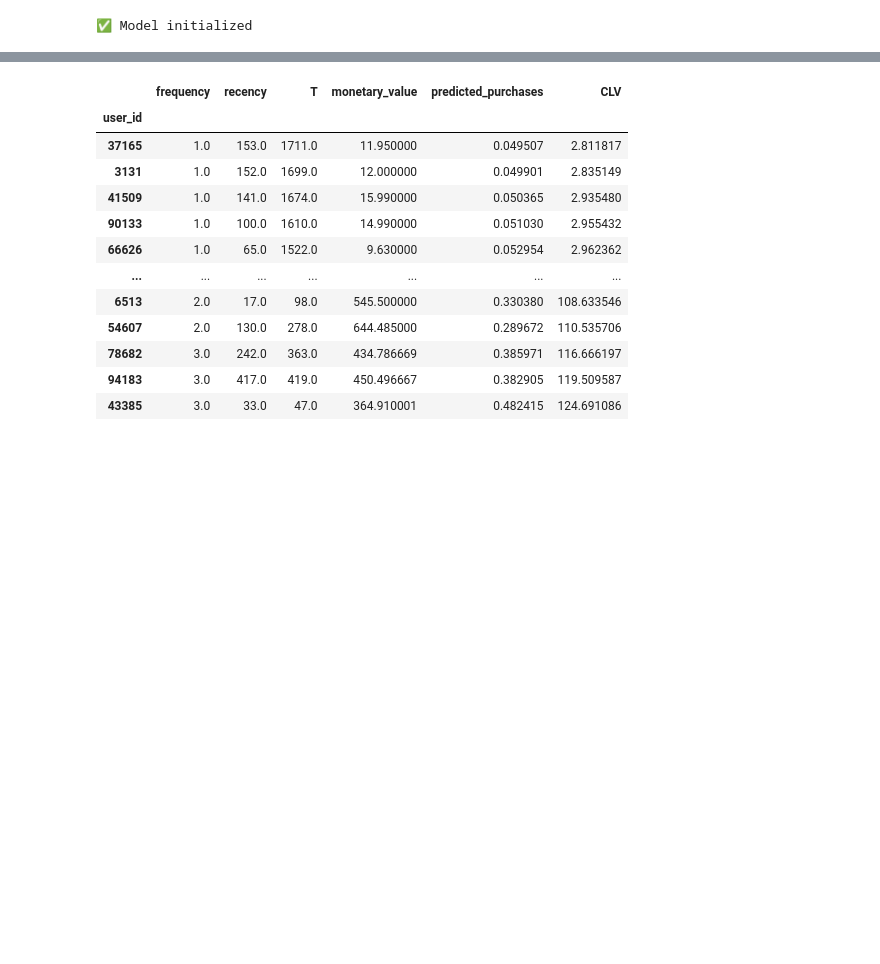
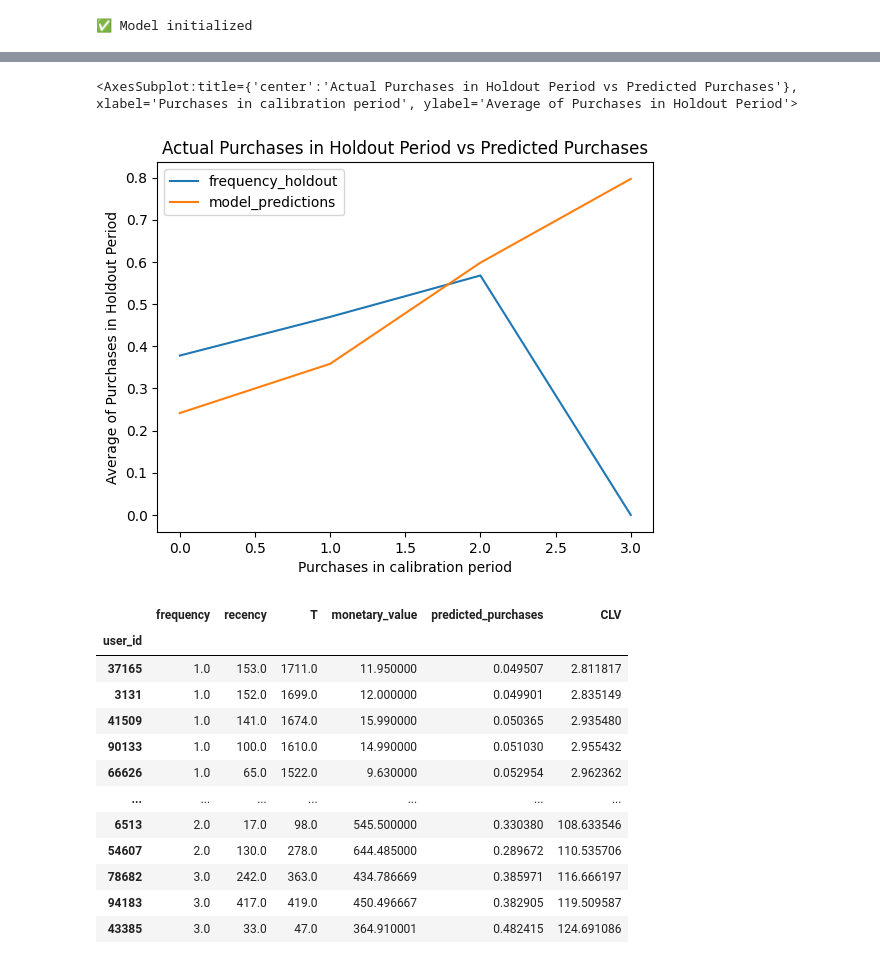
Before and after one commit to wjdals210/clv-the-look, a Jupyter notebook: IanCarrier_nb.ipynb, the cells around one changed output, grey strips where cells are left out. Saved outputs shown, nothing was run; the diff lists cells and outputs as text; code cells hidden in the pictures; blank space fills up the shorter version.

```diff
--- a/IanCarrier_nb.ipynb
+++ b/IanCarrier_nb.ipynb
@@ -62,10 +70,10 @@ clean_df.sort_values('user_id').head()
 def train_test_separation(df):
 
     time_diff = df.created_at.max() - df.created_at.min()  # work out how many days range in the dataset
-    train_test_ratio = 0.3  # choose the fraction to use as test
+    train_test_ratio = 0.25  # choose the fraction to use as test
 
     # work out the last date for the train dataset (the date to split the data)
-    train_date_end = df.created_at.min() + (df.created_at.max() - df.created_at.min()) * (1-train_test_ratio)
+    train_date_end = df.created_at.min() + time_diff * (1-train_test_ratio)
 
     # use the calibration_and_holdout_data method in lifetimes package to separate the time series data
     separated_df = calibration_and_holdout_data(transactions=df,
@@ -75,9 +83,6 @@ def train_test_separation(df):
                                                 calibration_period_end=train_date_end,
                                                 observation_period_end=df.created_at.max())
 
-    # Rename the separation train and test (instead of calibration and holdout)
-    separated_df.columns = separated_df.columns.str.replace('cal','train').str.replace('holdout','test')
-
     return separated_df
 # %%
 train_df = train_test_separation(clean_df)
@@ -115,9 +139,9 @@ resl
 def train_model(rfm_train_df):
     pen_coef_ = 0.001
     model = BetaGeoFitter(penalizer_coef=pen_coef_)
-    model.fit(rfm_train_df['frequency_train'],
-              rfm_train_df['recency_train'],
-              rfm_train_df['T_train'])
+    model.fit(rfm_train_df['frequency_cal'],
+              rfm_train_df['recency_cal'],
+              rfm_train_df['T_cal'])
     print("✅ Model initialized")
     return model
 # %%
@@ -127,3 +168,8 @@ model = train_model(train_df)
+# %%
+plot_calibration_purchases_vs_holdout_purchases(model,train_df)
+# %% [output]
+<AxesSubplot:title={'center':'Actual Purchases in Holdout Period vs Predicted Purchases'}, xlabel='Purchases in calibration period', ylabel='Average of Purchases in Holdout Period'>
+[figure, added]
 # %%
 rfm_df = rfm(clean_df)
 # %%
```
Also changed, not shown: parts of 4 cells of this notebook, 2 other files.
